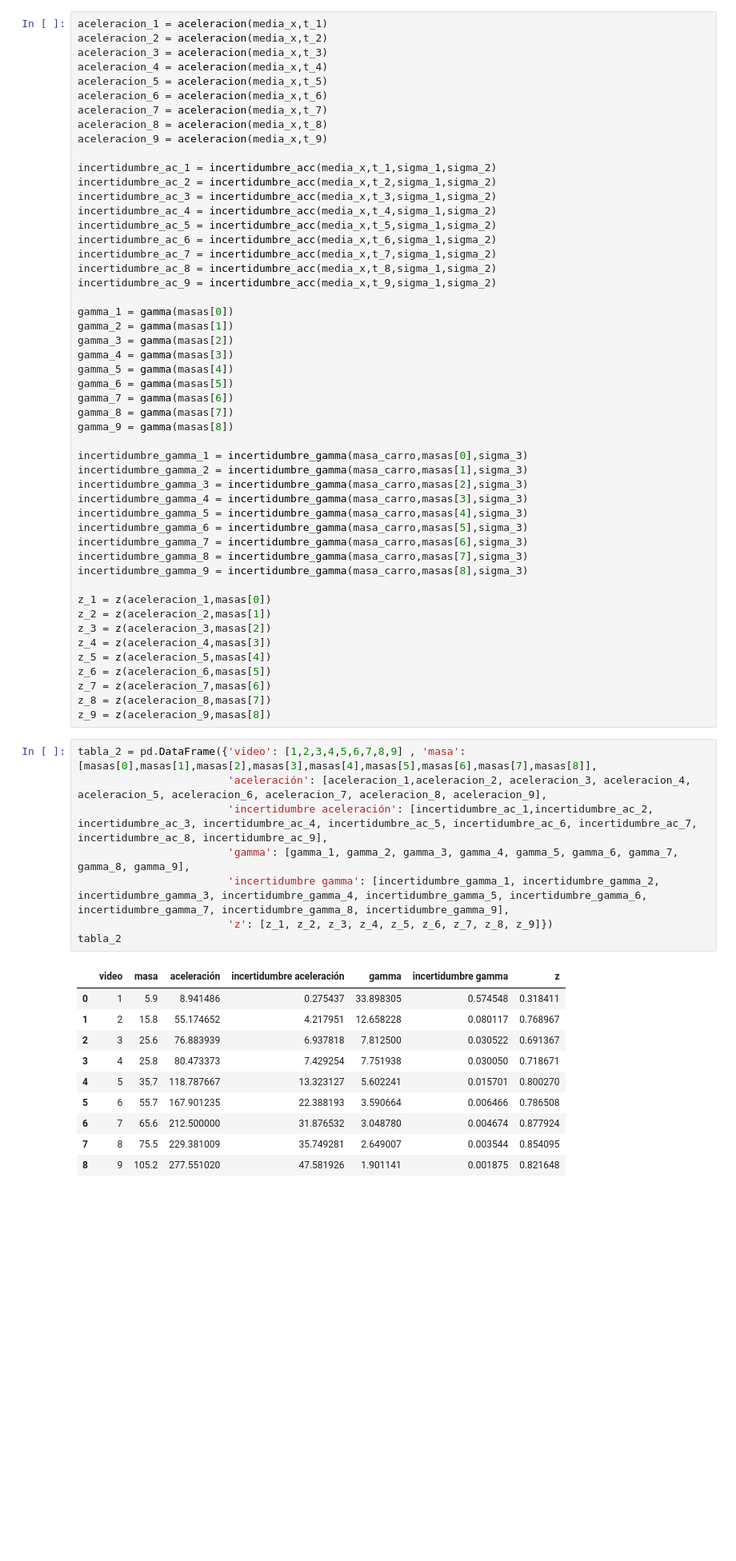
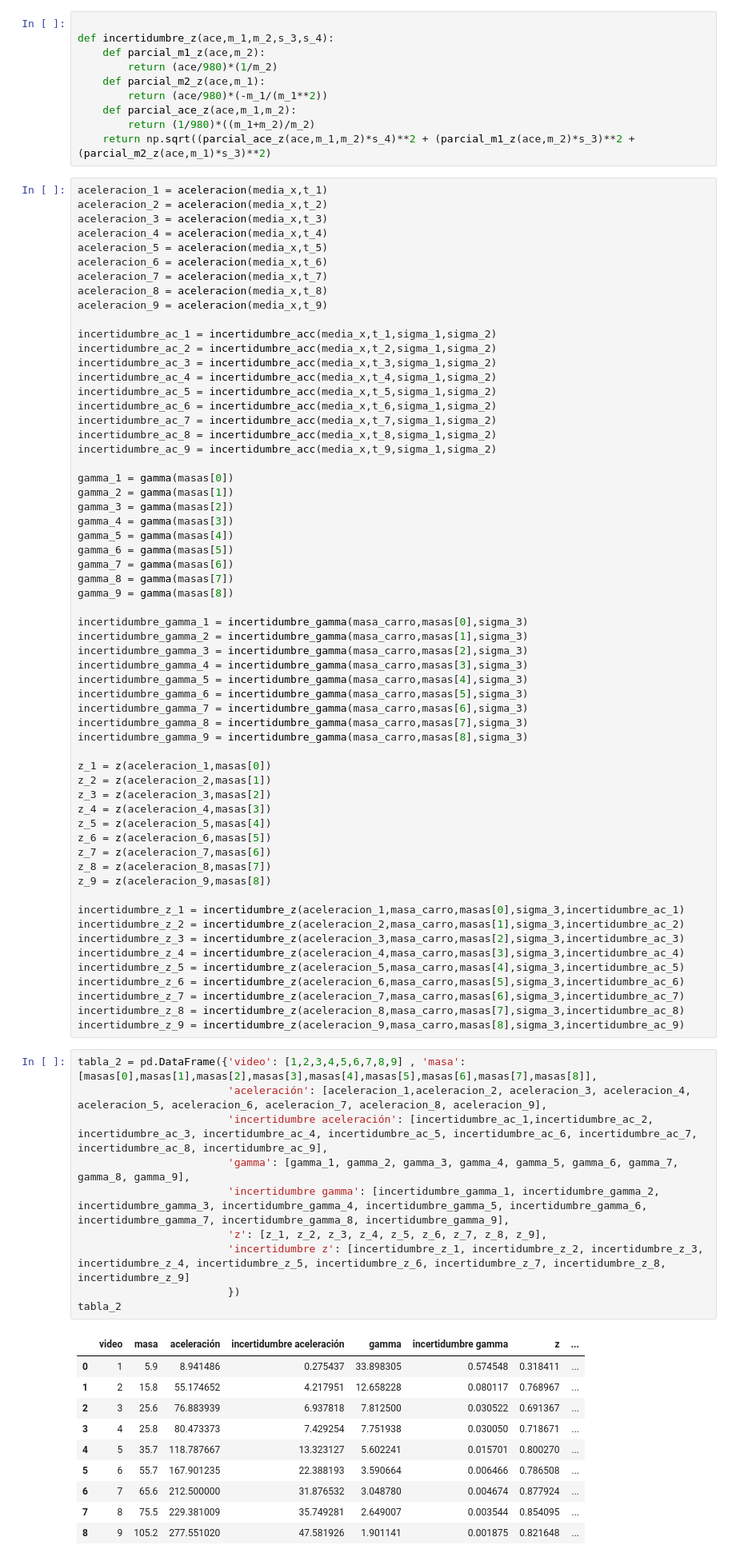
Before and after one commit to Juaan00/Laboratorios_mecanica_FEM, a Jupyter notebook: carrito_con_masa/carro.ipynb, the cells around one changed output. Shown at 80% size. Saved outputs shown, nothing was run; the diff lists cells and outputs as text; blank space fills up the shorter version.

```diff
--- a/carrito_con_masa/carro.ipynb
+++ b/carrito_con_masa/carro.ipynb
@@ -183,3 +180,13 @@ def parcial_m1_z(ace,m_2):
+# %%
+
+def incertidumbre_z(ace,m_1,m_2,s_3,s_4):
+    def parcial_m1_z(ace,m_2):
+        return (ace/980)*(1/m_2)
+    def parcial_m2_z(ace,m_1):
+        return (ace/980)*(-m_1/(m_1**2))
+    def parcial_ace_z(ace,m_1,m_2):
+        return (1/980)*((m_1+m_2)/m_2)
+    return np.sqrt((parcial_ace_z(ace,m_1,m_2)*s_4)**2 + (parcial_m1_z(ace,m_2)*s_3)**2 + (parcial_m2_z(ace,m_1)*s_3)**2)
 # %%
 aceleracion_1 = aceleracion(media_x,t_1)
 aceleracion_2 = aceleracion(media_x,t_2)
@@ -230,25 +237,37 @@ z_6 = z(aceleracion_6,masas[5])
 z_7 = z(aceleracion_7,masas[6])
 z_8 = z(aceleracion_8,masas[7])
 z_9 = z(aceleracion_9,masas[8])
+
+incertidumbre_z_1 = incertidumbre_z(aceleracion_1,masa_carro,masas[0],sigma_3,incertidumbre_ac_1)
+incertidumbre_z_2 = incertidumbre_z(aceleracion_2,masa_carro,masas[1],sigma_3,incertidumbre_ac_2)
+incertidumbre_z_3 = incertidumbre_z(aceleracion_3,masa_carro,masas[2],sigma_3,incertidumbre_ac_3)
+incertidumbre_z_4 = incertidumbre_z(aceleracion_4,masa_carro,masas[3],sigma_3,incertidumbre_ac_4)
+incertidumbre_z_5 = incertidumbre_z(aceleracion_5,masa_carro,masas[4],sigma_3,incertidumbre_ac_5)
+incertidumbre_z_6 = incertidumbre_z(aceleracion_6,masa_carro,masas[5],sigma_3,incertidumbre_ac_6)
+incertidumbre_z_7 = incertidumbre_z(aceleracion_7,masa_carro,masas[6],sigma_3,incertidumbre_ac_7)
+incertidumbre_z_8 = incertidumbre_z(aceleracion_8,masa_carro,masas[7],sigma_3,incertidumbre_ac_8)
+incertidumbre_z_9 = incertidumbre_z(aceleracion_9,masa_carro,masas[8],sigma_3,incertidumbre_ac_9)
 # %%
 tabla_2 = pd.DataFrame({'video': [1,2,3,4,5,6,7,8,9] , 'masa': [masas[0],masas[1],masas[2],masas[3],masas[4],masas[5],masas[6],masas[7],masas[8]],
                         'aceleración': [aceleracion_1,aceleracion_2, aceleracion_3, aceleracion_4, aceleracion_5, aceleracion_6, aceleracion_7, aceleracion_8, aceleracion_9],
                         'incertidumbre aceleración': [incertidumbre_ac_1,incertidumbre_ac_2, incertidumbre_ac_3, incertidumbre_ac_4, incertidumbre_ac_5, incertidumbre_ac_6, incertidumbre_ac_7, incertidumbre_ac_8, incertidumbre_ac_9],
                         'gamma': [gamma_1, gamma_2, gamma_3, gamma_4, gamma_5, gamma_6, gamma_7, gamma_8, gamma_9],
                         'incertidumbre gamma': [incertidumbre_gamma_1, incertidumbre_gamma_2, incertidumbre_gamma_3, incertidumbre_gamma_4, incertidumbre_gamma_5, incertidumbre_gamma_6, incertidumbre_gamma_7, incertidumbre_gamma_8, incertidumbre_gamma_9],
-                        'z': [z_1, z_2, z_3, z_4, z_5, z_6, z_7, z_8, z_9]})
+                        'z': [z_1, z_2, z_3, z_4, z_5, z_6, z_7, z_8, z_9],
+                        'incertidumbre z': [incertidumbre_z_1, incertidumbre_z_2, incertidumbre_z_3, incertidumbre_z_4, incertidumbre_z_5, incertidumbre_z_6, incertidumbre_z_7, incertidumbre_z_8, incertidumbre_z_9]
+                        })
 tabla_2
 # %% [output]
-|  | video | masa | aceleración | incertidumbre aceleración | gamma | incertidumbre gamma | z |
-| 0 | 1 | 5.9 | 8.941486 | 0.275437 | 33.898305 | 0.574548 | 0.318411 |
-| 1 | 2 | 15.8 | 55.174652 | 4.217951 | 12.658228 | 0.080117 | 0.768967 |
-| 2 | 3 | 25.6 | 76.883939 | 6.937818 | 7.812500 | 0.030522 | 0.691367 |
-| 3 | 4 | 25.8 | 80.473373 | 7.429254 | 7.751938 | 0.030050 | 0.718671 |
-| 4 | 5 | 35.7 | 118.787667 | 13.323127 | 5.602241 | 0.015701 | 0.800270 |
-| 5 | 6 | 55.7 | 167.901235 | 22.388193 | 3.590664 | 0.006466 | 0.786508 |
-| 6 | 7 | 65.6 | 212.500000 | 31.876532 | 3.048780 | 0.004674 | 0.877924 |
-| 7 | 8 | 75.5 | 229.381009 | 35.749281 | 2.649007 | 0.003544 | 0.854095 |
-| 8 | 9 | 105.2 | 277.551020 | 47.581926 | 1.901141 | 0.001875 | 0.821648 |
+|  | video | masa | aceleración | incertidumbre aceleración | gamma | incertidumbre gamma | z | ... |
+| 0 | 1 | 5.9 | 8.941486 | 0.275437 | 33.898305 | 0.574548 | 0.318411 | ... |
+| 1 | 2 | 15.8 | 55.174652 | 4.217951 | 12.658228 | 0.080117 | 0.768967 | ... |
+| 2 | 3 | 25.6 | 76.883939 | 6.937818 | 7.812500 | 0.030522 | 0.691367 | ... |
+| 3 | 4 | 25.8 | 80.473373 | 7.429254 | 7.751938 | 0.030050 | 0.718671 | ... |
+| 4 | 5 | 35.7 | 118.787667 | 13.323127 | 5.602241 | 0.015701 | 0.800270 | ... |
+| 5 | 6 | 55.7 | 167.901235 | 22.388193 | 3.590664 | 0.006466 | 0.786508 | ... |
+| 6 | 7 | 65.6 | 212.500000 | 31.876532 | 3.048780 | 0.004674 | 0.877924 | ... |
+| 7 | 8 | 75.5 | 229.381009 | 35.749281 | 2.649007 | 0.003544 | 0.854095 | ... |
+| 8 | 9 | 105.2 | 277.551020 | 47.581926 | 1.901141 | 0.001875 | 0.821648 | ... |
 # %%
 def func(s,a,b):
 	return a*s + b
```
Also changed, not shown: parts of 1 cell of this notebook.
